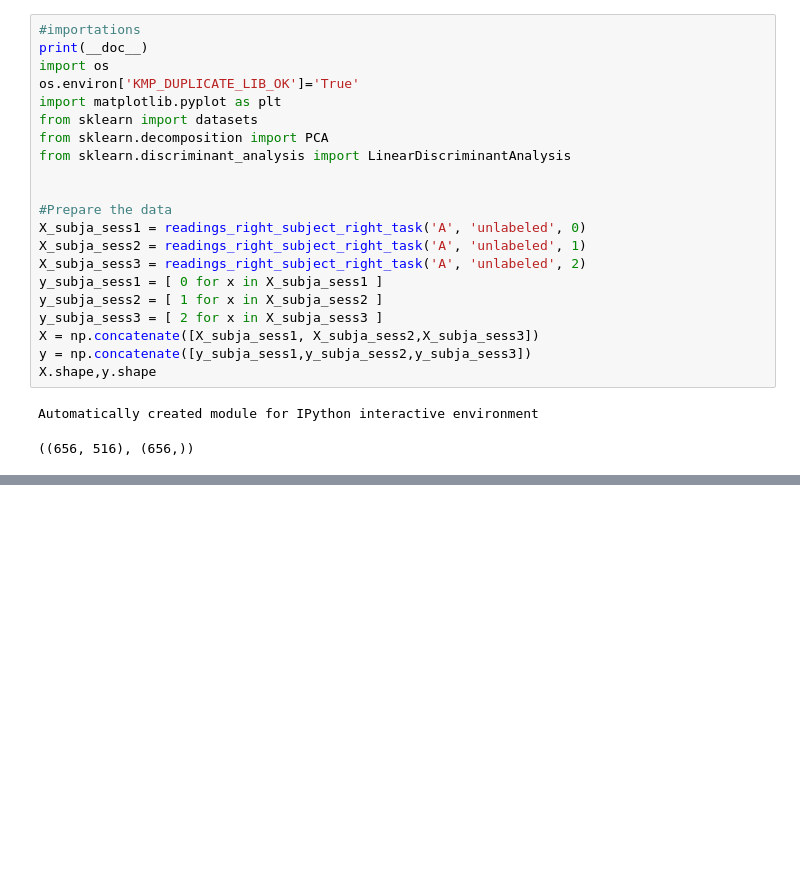
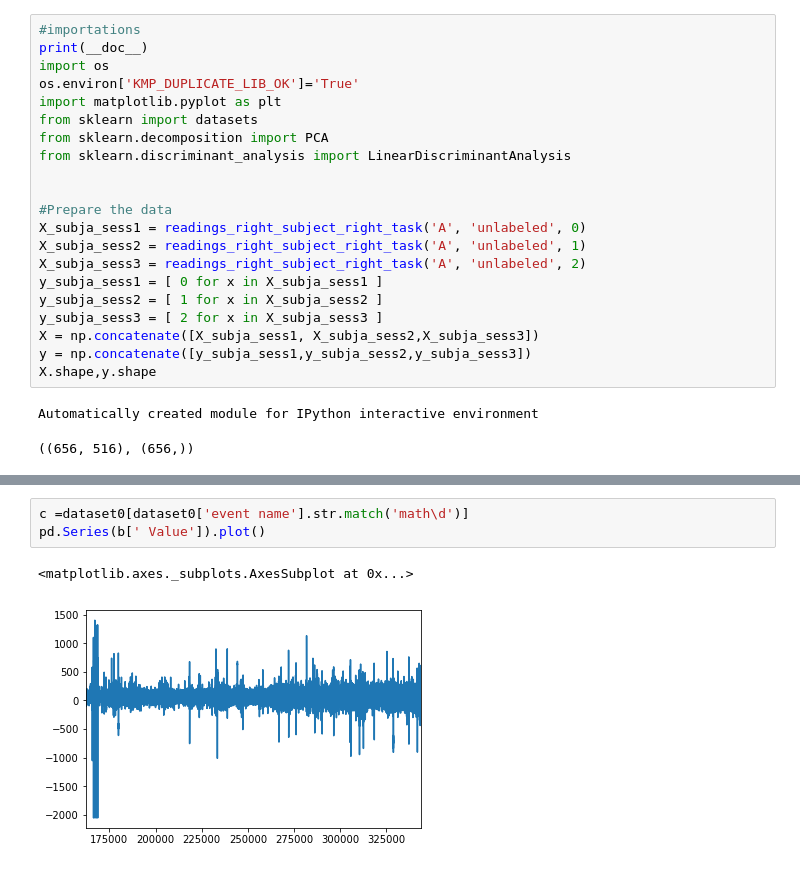
Before and after one commit to mumbihere/290T-mrt-lab2, a Jupyter notebook: lab-2.ipynb, the cells around one changed output, grey strips where cells are left out. Cells and saved outputs as stored; diff of their text form; blank space fills up the shorter version.

```diff
--- a/lab-2.ipynb
+++ b/lab-2.ipynb
@@ -379,0 +463,6 @@ explained variance ratio (first two components): [ 0.71564019  0.09552565]
+# %%
+c =dataset0[dataset0['event name'].str.match('math\d')]
+pd.Series(b[' Value']).plot()
+# %% [output]
+<matplotlib.axes._subplots.AxesSubplot at 0x...>
+[figure, added]
```
Also changed, not shown: parts of 15 cells of this notebook.
